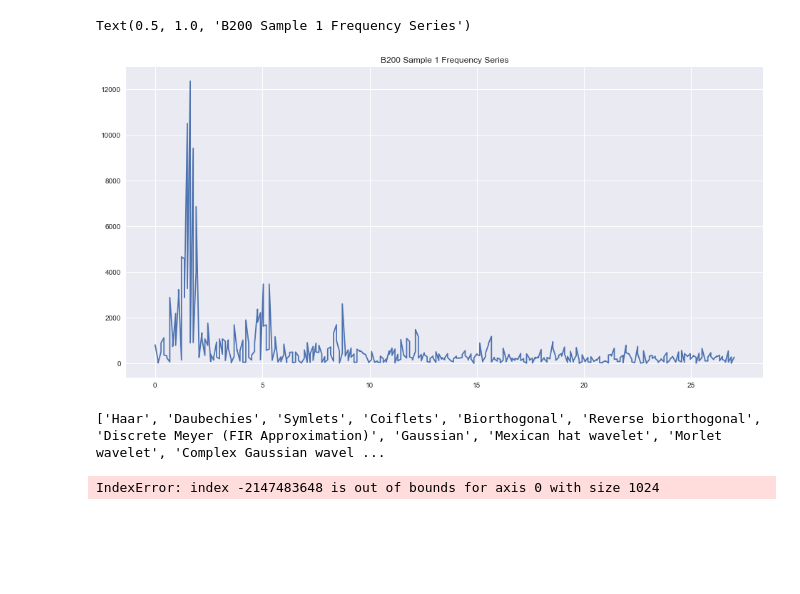
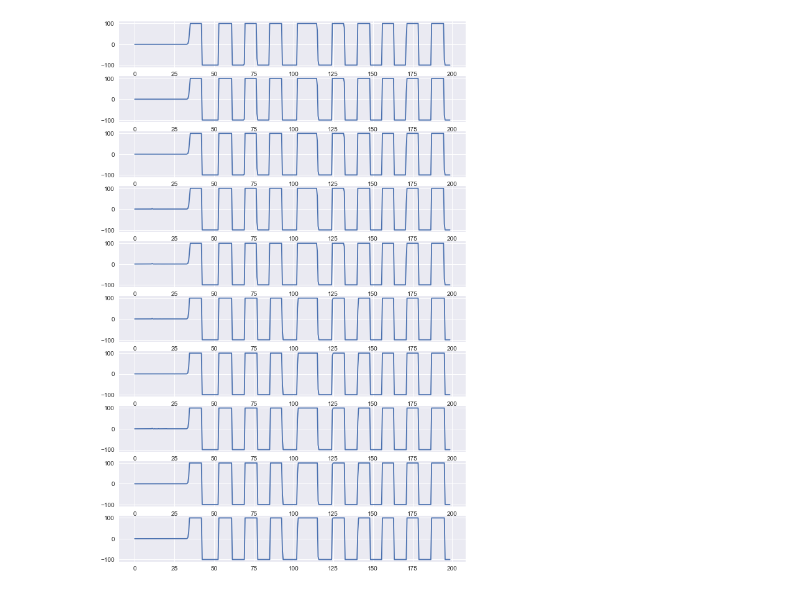
Before and after one commit to rohithandique/civil-major-project, a Jupyter notebook: Major Project.ipynb, the cells around one changed output. Drawn from its saved outputs; the diff is of its cells as text; code cells hidden in the pictures; blank space fills up the shorter version.

Commit message:
added subplots

```diff
--- a/Major Project.ipynb
+++ b/Major Project.ipynb
@@ -49,18 +40,6 @@ Text(0.5, 1.0, 'H25 Sample 1 Waveform')
-# %%
-ft_b200_1 = rfft(df.iloc[10][23:]) #amp
-freq_b200_1 = rfftfreq(len(df.iloc[10][23:]), 1/54) #freq
-plt.figure(figsize=f_size)
-plt.plot(freq_b200_1, np.abs(ft_b200_1))
-plt.title("B200 Sample 1 Frequency Series")
-# %% [output]
-Text(0.5, 1.0, 'B200 Sample 1 Frequency Series')
-[figure, removed]
-# %%
-print(pywt.families(short=False))
-# %% [output]
-['Haar', 'Daubechies', 'Symlets', 'Coiflets', 'Biorthogonal', 'Reverse biorthogonal', 'Discrete Meyer (FIR Approximation)', 'Gaussian', 'Mexican hat wavelet', 'Morlet wavelet', 'Complex Gaussian wavel ...
-# %%
-cA, cD = pywt.cwt(df.iloc[10][23:], time ,'mexh')
-plt.plot(cA)
-# %% [output]
-IndexError: index -2147483648 is out of bounds for axis 0 with size 1024
+# %%
+fig, axs = plt.subplots(10, figsize=(10,16))
+for i in range(0,10):
+    axs[i].plot(time, df.iloc[i, 21:].astype(float))
+# %% [output]
+[figure, added]
```
Also changed, not shown: parts of 4 cells of this notebook, 1 other file.
